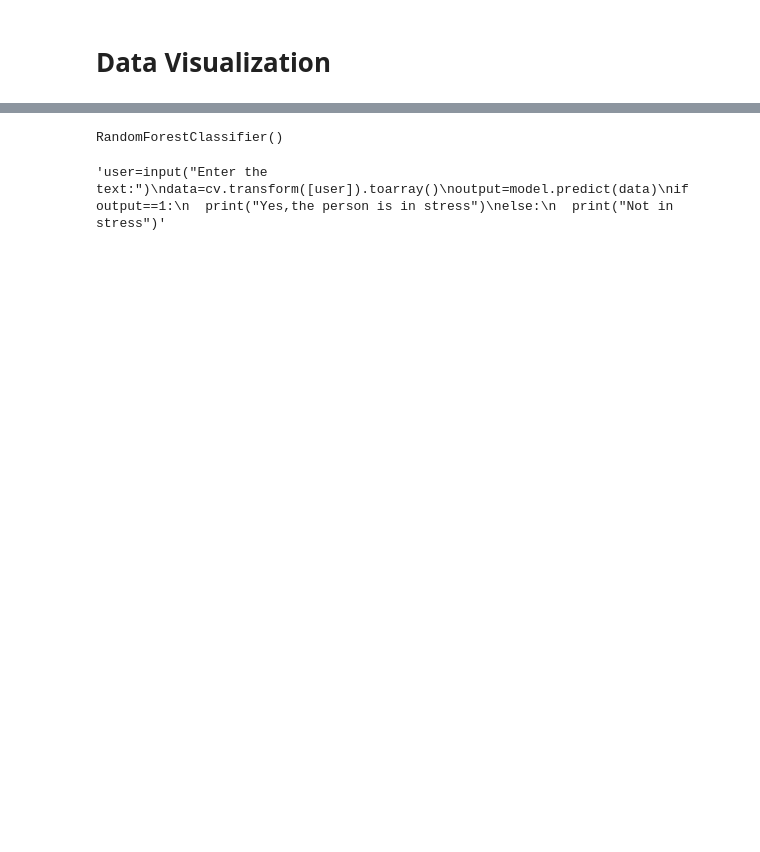
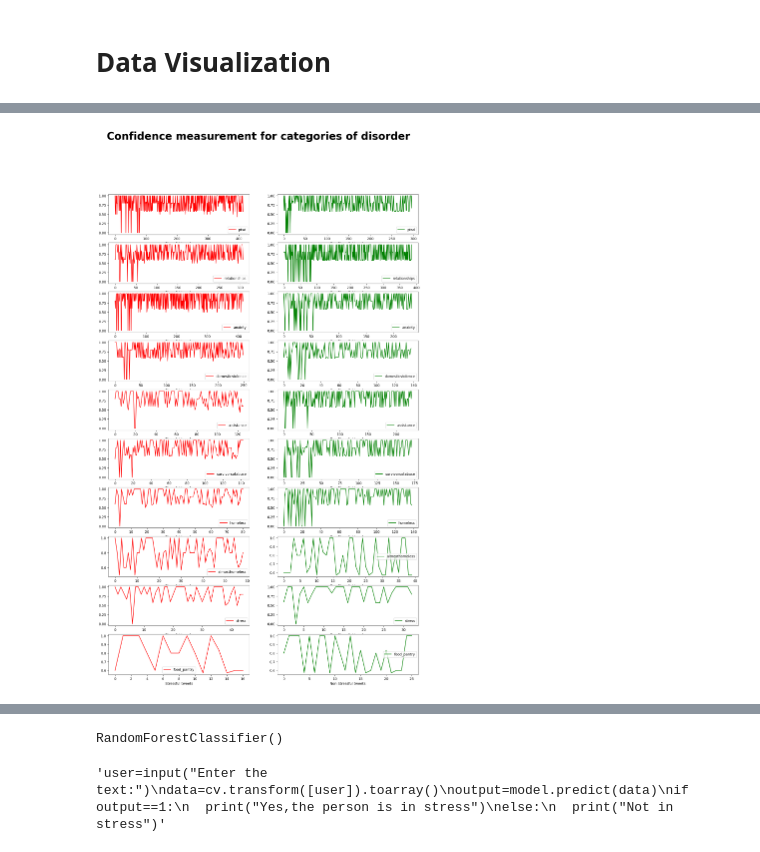
Before and after one commit to atharvadesai1/IPD-Project, a Jupyter notebook: stress_detection_redit.ipynb, the cells around one changed output, grey strips where cells are left out. Drawn from its saved outputs; the diff is of its cells as text; code cells hidden in the pictures; blank space fills up the shorter version.

```diff
--- a/stress_detection_redit.ipynb
+++ b/stress_detection_redit.ipynb
@@ -242,0 +243,29 @@ Average Confidence of non-stressed person: 0.7139138321638094
+# %%
+
+categories_string = [['ptsd'],['relationships'],['anxiety'],['domesticviolence'],['assistance'],['survivorsofabuse'],['homeless'],['almosthomeless'],['stress'],['food_pantry']]
+categories = [ptsd,relationships,anxiety,domesticviolence,assistance,survivorsofabuse,homeless,almosthomeless,stress,food_pantry]
+scategories = [s_ptsd,s_relationships,s_anxiety,s_domesticviolence,s_assistance,s_survivorsofabuse,s_homeless,s_almosthomeless,s_stress,s_food_pantry]
+nscategories = [ns_ptsd,ns_relationships,ns_anxiety,ns_domesticviolence,ns_assistance,ns_survivorsofabuse,ns_homeless,ns_almosthomeless,ns_stress,ns_food_pantry]
+fig, axs = plt.subplots(10, 2, figsize=(16, 25))
+fig.suptitle("Confidence measurement for categories of disorder",fontsize=30,fontweight='bold')
+colour= ['red','green']
+k=1
+
+
+
+for i in range(len(categories)):
+  plt.subplot(10,2,k)
+  plt.plot((range(len(scategories[i]))), scategories[i]['confidence'],color=colour[0])
+  plt.xlabel('Stressful tweets')
+  plt.legend(categories_string[i],loc='best')
+  k+=1
+
+  plt.subplot(10,2,k)
+  plt.plot((range(len(nscategories[i]))), nscategories[i]['confidence'],color=colour[1])
+  plt.xlabel('Non Stressful tweets')
+  plt.legend(categories_string[i],loc='best')
+  k+=1
+
+plt.show()
+# %% [output]
+[figure, added]
```
Also changed, not shown: parts of 13 cells of this notebook.
